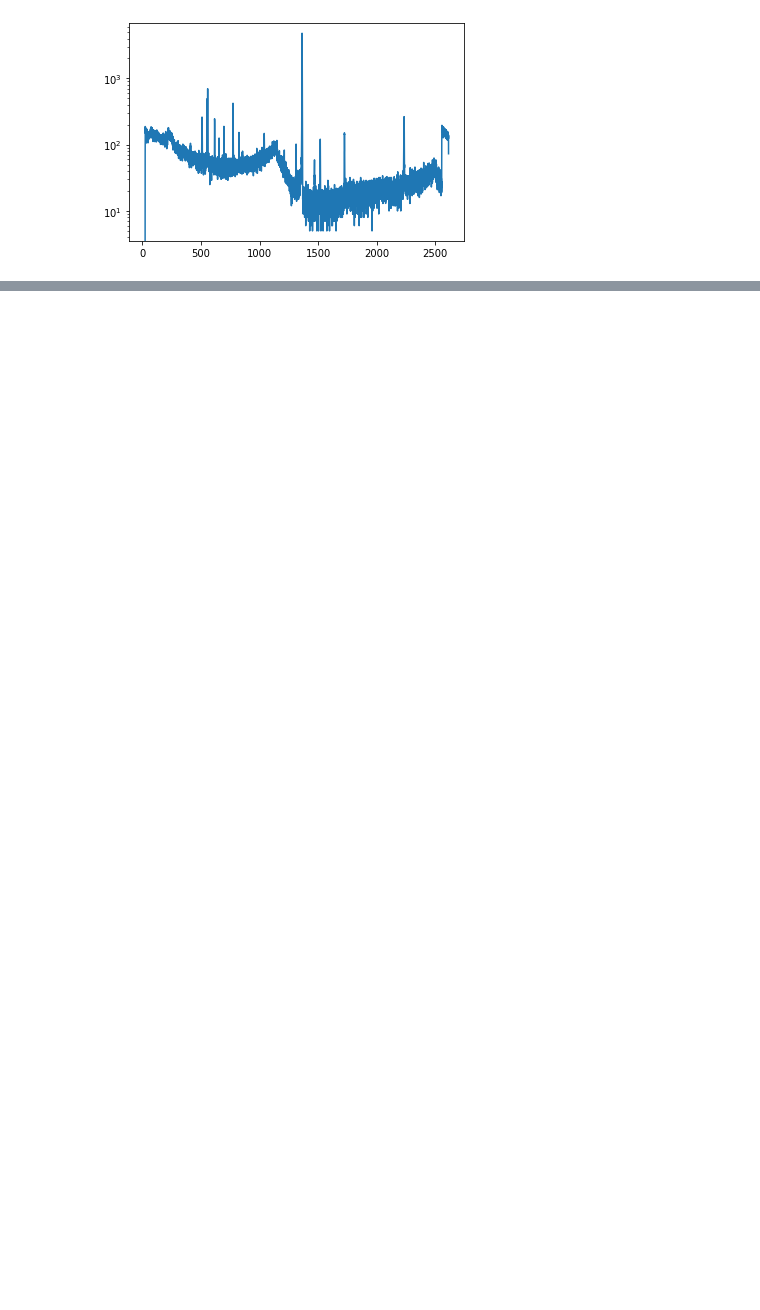
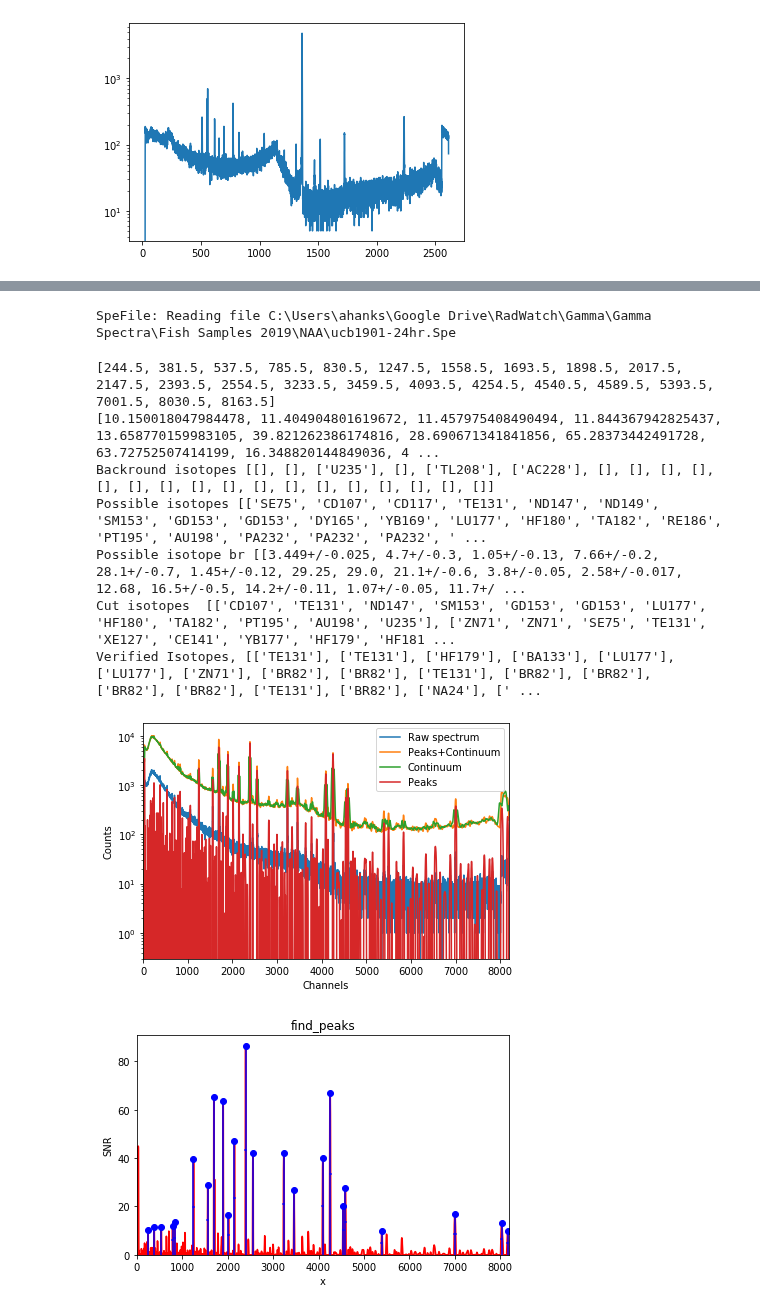
Before and after one commit to bearing/radwatch-analysis, a Jupyter notebook: examples/Becquerel-basics.ipynb, the cells around one changed output, grey strips where cells are left out. Drawn from its saved outputs; the diff is of its cells as text; code cells hidden in the pictures; blank space fills up the shorter version.

```diff
--- a/examples/Becquerel-basics.ipynb
+++ b/examples/Becquerel-basics.ipynb
@@ -100,0 +139,18 @@ Verified Isotopes, [['ZN71'], ['HO166'], ['BR82'], ['TE131'], ['BR82'], ['BR82']
+# %%
+spec_filename = r'C:\Users\ahanks\Google Drive\RadWatch\Gamma\Gamma Spectra\Fish Samples 2019\NAA\ucb1901-24hr.Spe'
+spec_24hr = Spectrum.from_file(spec_filename)
+spec_24hr = apply_ecal(spec_24hr, ecal_filename)
+# %% [output]
+SpeFile: Reading file C:\Users\ahanks\Google Drive\RadWatch\Gamma\Gamma Spectra\Fish Samples 2019\NAA\ucb1901-24hr.Spe
+# %%
+df_24hr = get_isotopes(spec_24hr)
+# %% [output]
+[244.5, 381.5, 537.5, 785.5, 830.5, 1247.5, 1558.5, 1693.5, 1898.5, 2017.5, 2147.5, 2393.5, 2554.5, 3233.5, 3459.5, 4093.5, 4254.5, 4540.5, 4589.5, 5393.5, 7001.5, 8030.5, 8163.5]
+[10.150018047984478, 11.404904801619672, 11.457975408490494, 11.844367942825437, 13.658770159983105, 39.821262386174816, 28.690671341841856, 65.28373442491728, 63.72752507414199, 16.348820144849036, 4 ...
+Backround isotopes [[], [], ['U235'], [], ['TL208'], ['AC228'], [], [], [], [], [], [], [], [], [], [], [], [], [], [], [], [], []]
+Possible isotopes [['SE75', 'CD107', 'CD117', 'TE131', 'ND147', 'ND149', 'SM153', 'GD153', 'GD153', 'DY165', 'YB169', 'LU177', 'HF180', 'TA182', 'RE186', 'PT195', 'AU198', 'PA232', 'PA232', 'PA232', ' ...
+Possible isotope br [[3.449+/-0.025, 4.7+/-0.3, 1.05+/-0.13, 7.66+/-0.2, 28.1+/-0.7, 1.45+/-0.12, 29.25, 29.0, 21.1+/-0.6, 3.8+/-0.05, 2.58+/-0.017, 12.68, 16.5+/-0.5, 14.2+/-0.11, 1.07+/-0.05, 11.7+/ ...
+Cut isotopes  [['CD107', 'TE131', 'ND147', 'SM153', 'GD153', 'GD153', 'LU177', 'HF180', 'TA182', 'PT195', 'AU198', 'U235'], ['ZN71', 'ZN71', 'SE75', 'TE131', 'XE127', 'CE141', 'YB177', 'HF179', 'HF181 ...
+Verified Isotopes, [['TE131'], ['TE131'], ['HF179'], ['BA133'], ['LU177'], ['LU177'], ['ZN71'], ['BR82'], ['BR82'], ['TE131'], ['BR82'], ['BR82'], ['BR82'], ['BR82'], ['TE131'], ['BR82'], ['NA24'], [' ...
+[figure, added]
+[figure, added]
```
Also changed, not shown: parts of 22 cells of this notebook.
